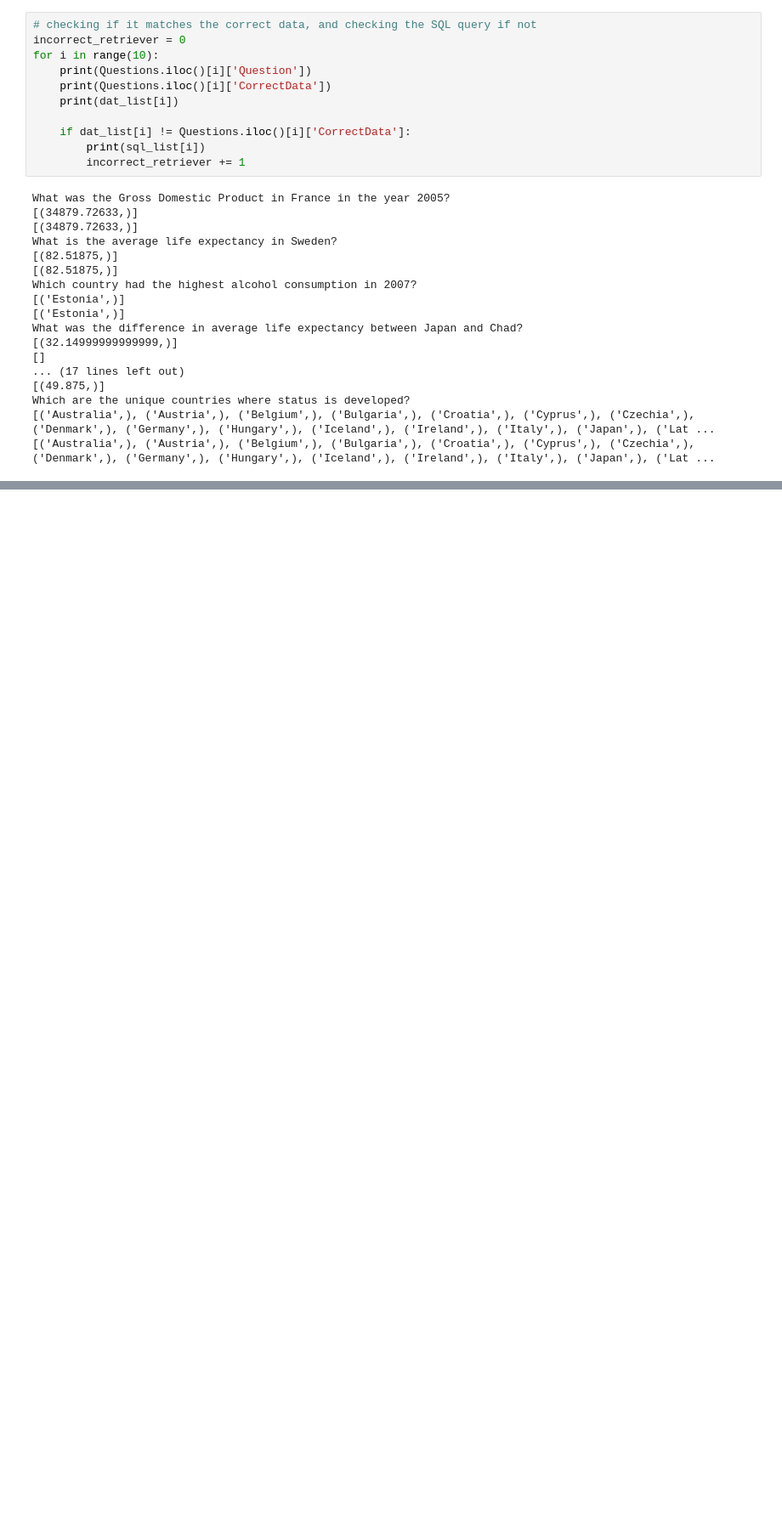
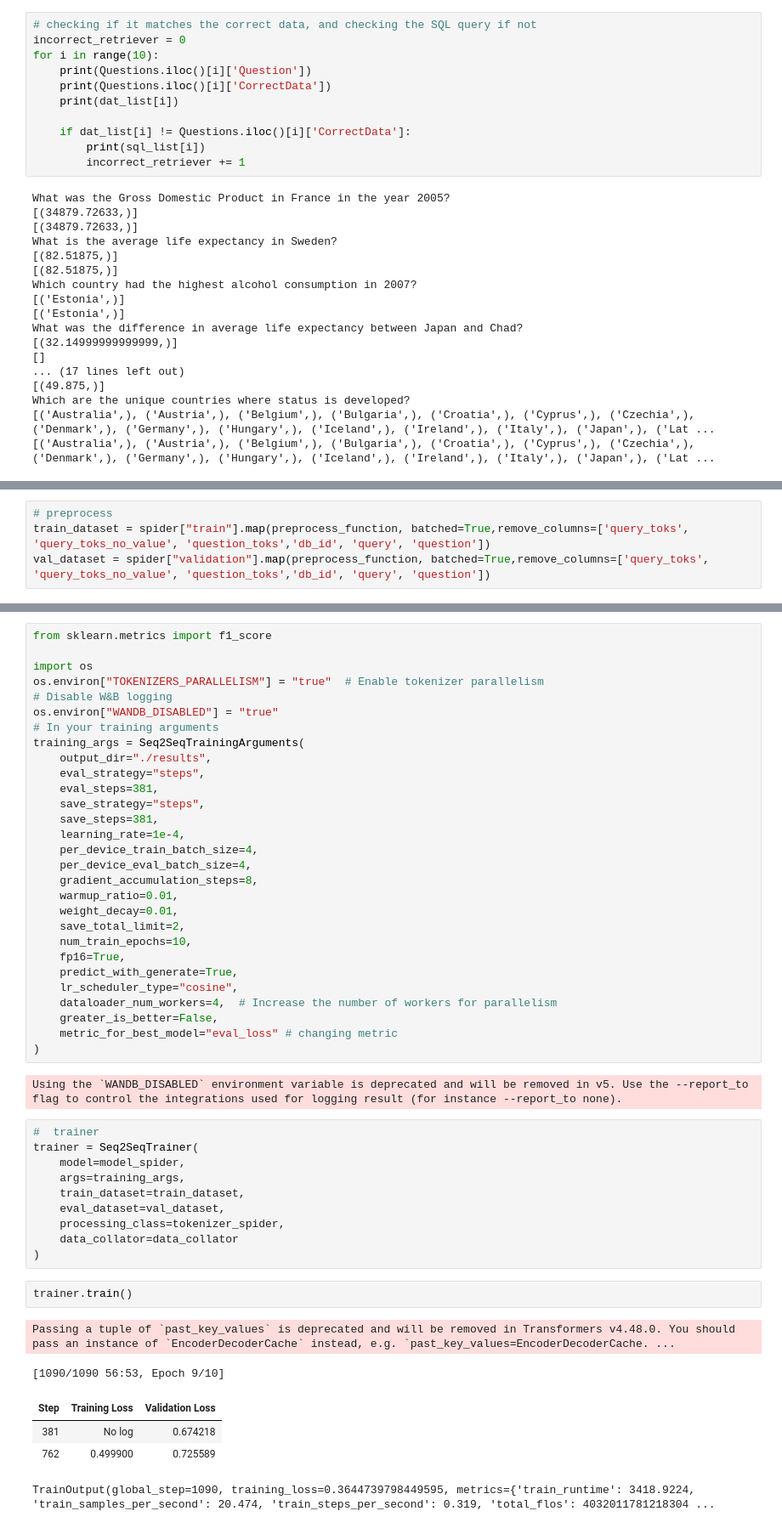
Before and after one commit to Johhed15/Text-Mining-Project, a Jupyter notebook: text-mining-project.ipynb, the cells around one changed output, grey strips where cells are left out. Shown: that part at 85% size. Drawn from its saved outputs; the diff is of its cells as text; blank space fills up the shorter version.

```diff
--- a/text-mining-project.ipynb
+++ b/text-mining-project.ipynb
@@ -502,0 +510,4 @@ for i in range(10):
+# %%
+# preprocess
+train_dataset = spider["train"].map(preprocess_function, batched=True,remove_columns=['query_toks', 'query_toks_no_value', 'question_toks','db_id', 'query', 'question'])
+val_dataset = spider["validation"].map(preprocess_function, batched=True,remove_columns=['query_toks', 'query_toks_no_value', 'question_toks','db_id', 'query', 'question'])
@@ -502,0 +539,50 @@ for i in range(10):
+# %%
+from sklearn.metrics import f1_score
+
+import os
+os.environ["TOKENIZERS_PARALLELISM"] = "true"  # Enable tokenizer parallelism
+# Disable W&B logging
+os.environ["WANDB_DISABLED"] = "true"
+# In your training arguments
+training_args = Seq2SeqTrainingArguments(
+    output_dir="./results",
+    eval_strategy="steps",
+    eval_steps=381,
+    save_strategy="steps",
+    save_steps=381,
+    learning_rate=1e-4,
+    per_device_train_batch_size=4,
+    per_device_eval_batch_size=4,
+    gradient_accumulation_steps=8,
+    warmup_ratio=0.01,
+    weight_decay=0.01,
+    save_total_limit=2,
+    num_train_epochs=10,
+    fp16=True,
+    predict_with_generate=True,
+    lr_scheduler_type="cosine",
+    dataloader_num_workers=4,  # Increase the number of workers for parallelism
+    greater_is_better=False,
+    metric_for_best_model="eval_loss" # changing metric
+)
+# %% [output]
+Using the `WANDB_DISABLED` environment variable is deprecated and will be removed in v5. Use the --report_to flag to control the integrations used for logging result (for instance --report_to none).
+# %%
+#  trainer
+trainer = Seq2SeqTrainer(
+    model=model_spider,
+    args=training_args,
+    train_dataset=train_dataset,
+    eval_dataset=val_dataset,
+    processing_class=tokenizer_spider,
+    data_collator=data_collator
+)
+# %%
+trainer.train()
+# %% [output]
+Passing a tuple of `past_key_values` is deprecated and will be removed in Transformers v4.48.0. You should pass an instance of `EncoderDecoderCache` instead, e.g. `past_key_values=EncoderDecoderCache. ...
+[1090/1090 56:53, Epoch 9/10]
+| Step | Training Loss | Validation Loss |
+| 381 | No log | 0.674218 |
+| 762 | 0.499900 | 0.725589 |
+TrainOutput(global_step=1090, training_loss=0.3644739798449595, metrics={'train_runtime': 3418.9224, 'train_samples_per_second': 20.474, 'train_steps_per_second': 0.319, 'total_flos': 4032011781218304 ...
```
Also changed, not shown: parts of 15 cells of this notebook.
